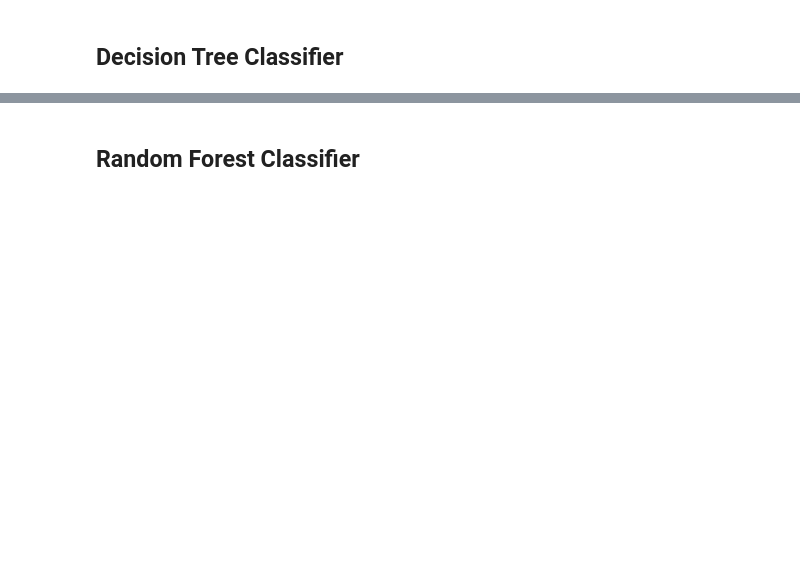
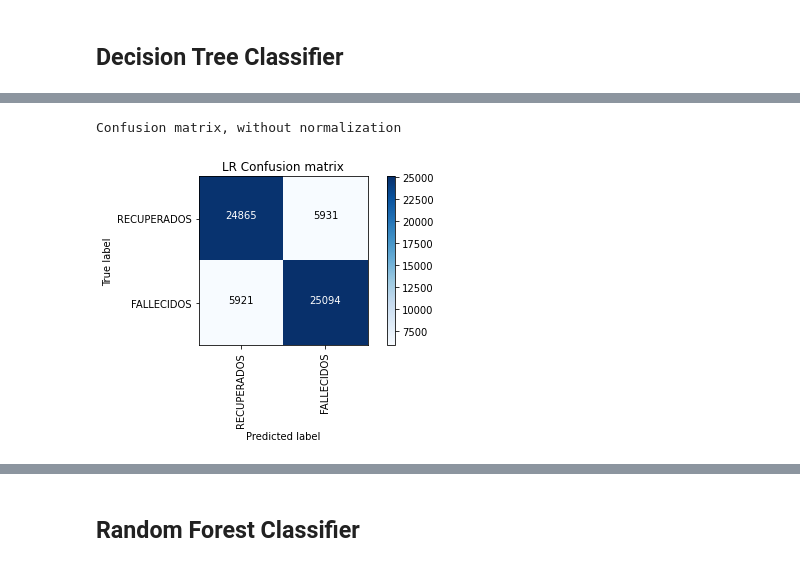
Before and after one commit to maria-luisa-gomez/covid-death-rate-prediction, a Jupyter notebook: notebooks/1 COVID Modelling_balanced_biclass.ipynb, the cells around one changed output, grey strips where cells are left out. Cells and saved outputs as stored; diff of their text form; code cells hidden in the pictures; blank space fills up the shorter version.

```diff
--- a/notebooks/1 COVID Modelling_balanced_biclass.ipynb
+++ b/notebooks/1 COVID Modelling_balanced_biclass.ipynb
@@ -313,0 +237,14 @@ weighted avg       0.81      0.81      0.81     61811
+# %%
+solvers = ['liblinear', 'newton-cg', 'lbfgs', 'sag', 'saga']
+cs = [0.0001, 0.001, 0.01, 0.1, 1, 10, 100]
+results_df = pd.DataFrame(index=cs)
+results_df.index.name='C'
+for s in solvers:
+    results = []
+    for c in cs:
+        LR = LogisticRegression(C=c, solver=s, max_iter=4000, random_state=42).fit(X_train,y_train)
+        yhat = LR.predict(X_test)
+        j_score = jaccard_score(y_test, y_pred)
+        results.append(j_score)
+    results_df[s] = results
+results_df
@@ -333,25 +338,28 @@ print("The best RMSE is", round(mean_sqe.min(), 4), "with depth=", mean_sqe.argm
 # %%
-DT = DecisionTreeClassifier(criterion="entropy", max_depth = 5, random_state=42).fit(X_train, y_train)
+DT = DecisionTreeClassifier(criterion="entropy", max_depth = 29, random_state=42).fit(X_train, y_train)
 y_pred = LR.predict(X_test)
 y_pred_train = LR.predict(X_train)
 
 
 LR_RMSE = mean_squared_error(y_test, y_pred)**0.5
 LR_RMSE_train = mean_squared_error(y_train, y_pred_train)**0.5
 
-LR_f_score = f1_score(y_test, y_pred, average='micro')
-LR_f_score_train = f1_score(y_train, y_pred_train, average='micro')
+LR_f_score = f1_score(y_test, y_pred, average='macro')
+LR_f_score_train = f1_score(y_train, y_pred_train, average='macro')
 
 LR_class_report = classification_report(y_test, y_pred)
 LR_class_report_train = classification_report(y_train, y_pred_train)
 
 LR_dict = classification_report(y_test, yhat, output_dict=True)
 # Compute confusion matrix
-cnf_matrix = confusion_matrix(y_test, y_pred, labels=[0,1,2,3])
+cnf_matrix = confusion_matrix(y_test, y_pred, labels=[1,0])
 np.set_printoptions(precision=2)
 # Plot non-normalized confusion matrix
 plt.figure()
-plot_confusion_matrix(cnf_matrix, classes=['ACTIVOS LEVES','ACTIVOS GRAVES','RECUPERADOS', 'FALLECIDOS'],normalize=False,  title='LR Confusion matrix')
+plot_confusion_matrix(cnf_matrix, classes=['RECUPERADOS', 'FALLECIDOS'],normalize=False,  title='LR Confusion matrix')
+# %% [output]
+Confusion matrix, without normalization
+[figure, added]
 # %%
 
 print('Logistic Regression train RMSE:', round(LR_RMSE_train, 4))
```
Also changed, not shown: parts of 40 cells of this notebook, 4 other files.
